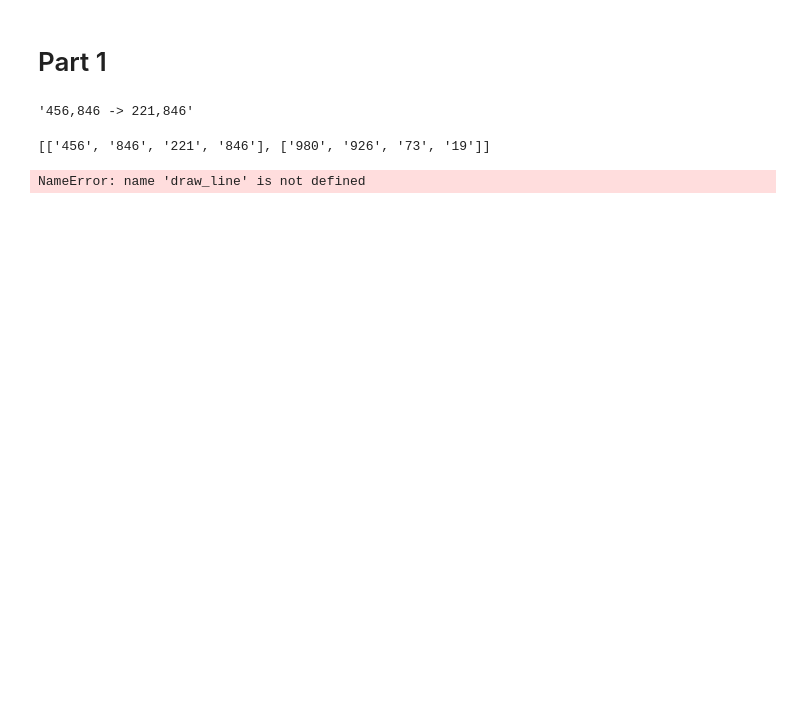
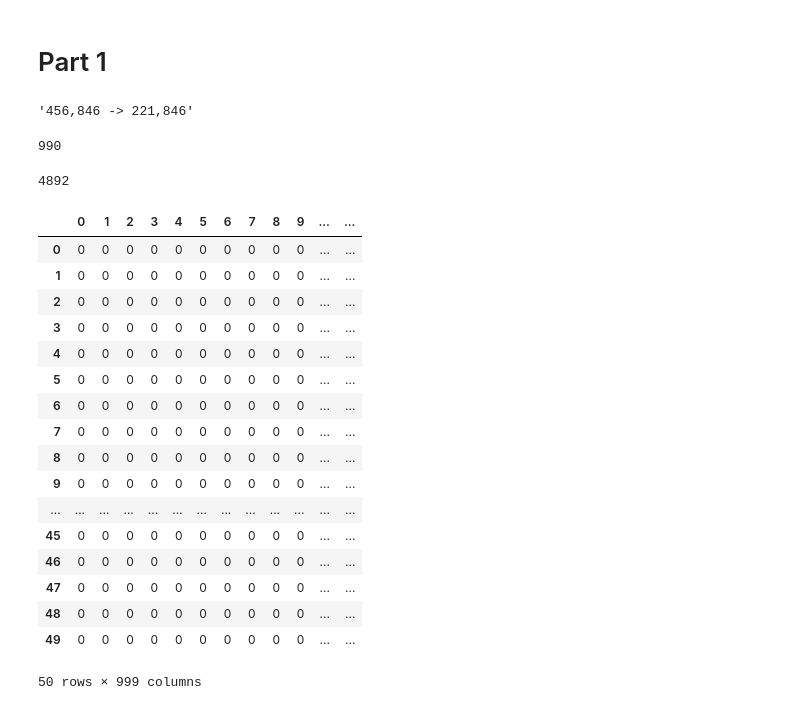
Before and after one commit to NLCas8/advent-of-code-2021, a Jupyter notebook: day5/day5.ipynb, the cells around one changed output. Saved outputs shown, nothing was run; the diff lists cells and outputs as text; code cells hidden in the pictures; blank space fills up the shorter version.

```diff
--- a/day5/day5.ipynb
+++ b/day5/day5.ipynb
@@ -10,10 +11,16 @@ with open(f"input.txt", 'r') as file:
 input_list[0]
 # %% [output]
 '456,846 -> 221,846'
-# %%
-commands = [re.split(' -> |,', line) for line in input_list]
-# %% [output]
-[['456', '846', '221', '846'], ['980', '926', '73', '19']]
+# %%
+lines = [re.split(' -> |,', line) for line in input_list]
+# commands = [int(number) for command in commands for number in command]
+# print(lines)
+
+temp = [int(item) for sublist in lines for item in sublist]
+
+print(max(temp))
+# %% [output]
+990
 # %%
 class Field():
 
@@ -37,4 +58,46 @@ class Field():
-# %%
-field = Field(commands)
-# %% [output]
-NameError: name 'draw_line' is not defined
+# %%
+field = Field(lines)
+
+
+unique, counts = np.unique(field.locations, return_counts=True)
+print(sum(counts[2:]))
+
+# display(locations[:10])
+
+# total = 0
+# for col in locations.columns:
+#     more_than_one = locations[col].value_counts()
+#     display(more_than_one.iloc[1])
+#     total += sum(more_than_one)
+# print(total)
+
+# print(field.locations.stack().value_counts())
+# print(sum(field.locations.stack().value_counts()[2:]))
+
+
+# counts = pd.Series(np.hstack(locations.T.apply(pd.Series.unique))).value_counts(dropna=False)
+# print(counts)
+# print(sum(counts.values[2:]))
+# %% [output]
+4892
+# %%
+display(field.locations[:50])
+# %% [output]
+|  | 0 | 1 | 2 | 3 | 4 | 5 | 6 | 7 | 8 | 9 | ... | ... |
+| 0 | 0 | 0 | 0 | 0 | 0 | 0 | 0 | 0 | 0 | 0 | ... | ... |
+| 1 | 0 | 0 | 0 | 0 | 0 | 0 | 0 | 0 | 0 | 0 | ... | ... |
+| 2 | 0 | 0 | 0 | 0 | 0 | 0 | 0 | 0 | 0 | 0 | ... | ... |
+| 3 | 0 | 0 | 0 | 0 | 0 | 0 | 0 | 0 | 0 | 0 | ... | ... |
+| 4 | 0 | 0 | 0 | 0 | 0 | 0 | 0 | 0 | 0 | 0 | ... | ... |
+| 5 | 0 | 0 | 0 | 0 | 0 | 0 | 0 | 0 | 0 | 0 | ... | ... |
+| 6 | 0 | 0 | 0 | 0 | 0 | 0 | 0 | 0 | 0 | 0 | ... | ... |
+| 7 | 0 | 0 | 0 | 0 | 0 | 0 | 0 | 0 | 0 | 0 | ... | ... |
+| 8 | 0 | 0 | 0 | 0 | 0 | 0 | 0 | 0 | 0 | 0 | ... | ... |
+| 9 | 0 | 0 | 0 | 0 | 0 | 0 | 0 | 0 | 0 | 0 | ... | ... |
+| ... | ... | ... | ... | ... | ... | ... | ... | ... | ... | ... | ... | ... |
+| 45 | 0 | 0 | 0 | 0 | 0 | 0 | 0 | 0 | 0 | 0 | ... | ... |
+| 46 | 0 | 0 | 0 | 0 | 0 | 0 | 0 | 0 | 0 | 0 | ... | ... |
+| 47 | 0 | 0 | 0 | 0 | 0 | 0 | 0 | 0 | 0 | 0 | ... | ... |
+| 48 | 0 | 0 | 0 | 0 | 0 | 0 | 0 | 0 | 0 | 0 | ... | ... |
+| 49 | 0 | 0 | 0 | 0 | 0 | 0 | 0 | 0 | 0 | 0 | ... | ... |
+50 rows × 999 columns
```
Also changed, not shown: parts of 4 cells of this notebook, 2 other files.
